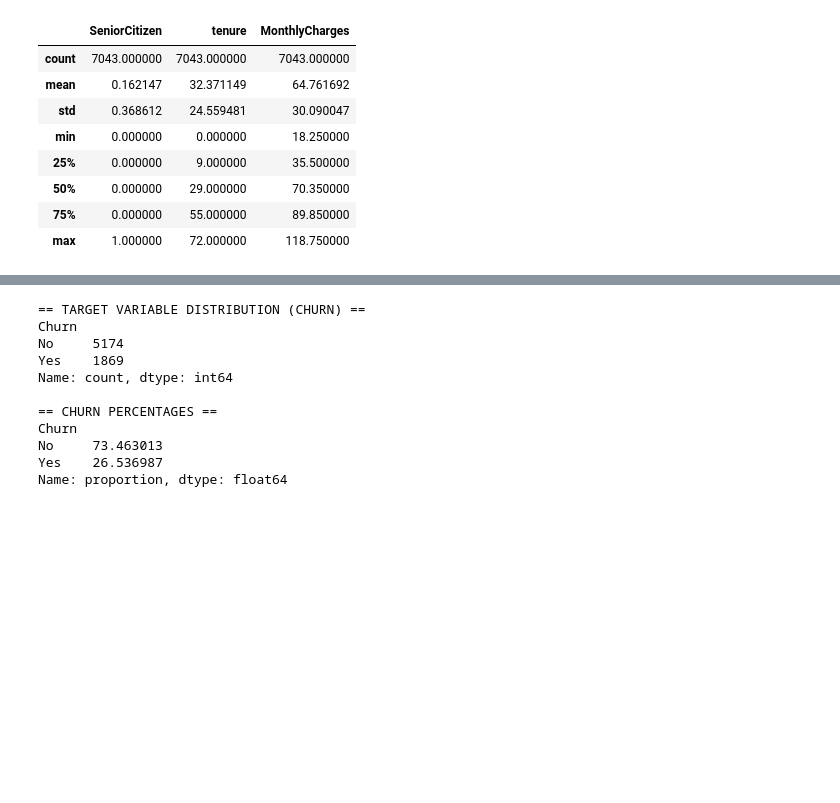
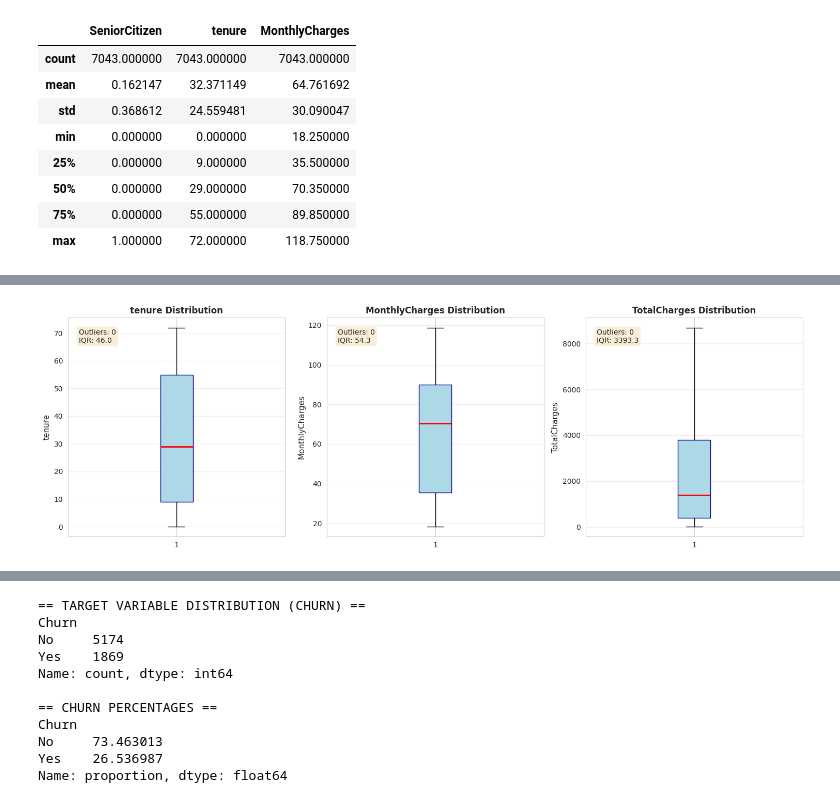
Before and after one commit to sanulisiya/Telco-churn-prediction20231263, a Jupyter notebook: Machine_Learning_Coursework.ipynb, the cells around one changed output, grey strips where cells are left out. Cells and saved outputs as stored; diff of their text form; code cells hidden in the pictures; blank space fills up the shorter version.

```diff
--- a/Machine_Learning_Coursework.ipynb
+++ b/Machine_Learning_Coursework.ipynb
@@ -104,0 +204,94 @@ df.describe()
+# %%
+# BOXPLOTS OF NUMERICAL FEATURES
+print("\n" + "="*60)
+print("BOXPLOTS OF NUMERICAL FEATURES")
+print("="*60)
+
+# First, ensure TotalCharges is numeric (if not already done)
+if not pd.api.types.is_numeric_dtype(df['TotalCharges']):
+    print("Converting TotalCharges to numeric...")
+    df['TotalCharges'] = pd.to_numeric(df['TotalCharges'], errors='coerce')
+
+fig, axes = plt.subplots(1, 3, figsize=(15, 5))
+
+for idx, feature in enumerate(numerical_features):
+    # Drop NaN values for this feature
+    feature_data = df[feature].dropna()
+
+    if len(feature_data) == 0:
+        print(f"Skipping {feature}: No valid numeric data")
+        axes[idx].text(0.5, 0.5, f'No data for {feature}',
+                      transform=axes[idx].transAxes,
+                      horizontalalignment='center',
+                      verticalalignment='center',
+                      fontsize=12)
+        axes[idx].set_title(f'{feature} Distribution', fontsize=12, fontweight='bold')
+        continue
+
+    # Create boxplot
+    box = axes[idx].boxplot(feature_data, vert=True, patch_artist=True,
+                           boxprops=dict(facecolor='lightblue', color='darkblue'),
+                           medianprops=dict(color='red', linewidth=2),
+                           whiskerprops=dict(color='black'),
+                           capprops=dict(color='black'))
+
+    axes[idx].set_ylabel(feature, fontsize=11)
+    axes[idx].set_title(f'{feature} Distribution', fontsize=12, fontweight='bold')
+    axes[idx].grid(axis='y', alpha=0.3)
+
+    # Add statistics
+    q1 = feature_data.quantile(0.25)
+    q3 = feature_data.quantile(0.75)
+    iqr = q3 - q1
+    outliers = len(feature_data[(feature_data < q1 - 1.5*iqr) | (feature_data > q3 + 1.5*iqr)])
+
+    axes[idx].text(0.05, 0.95, f'Outliers: {outliers}\nIQR: {iqr:.1f}',
+                  transform=axes[idx].transAxes, fontsize=10,
+                  verticalalignment='top',
+                  bbox=dict(boxstyle='round', facecolor='wheat', alpha=0.5))
+
+    plt.tight_layout()
+plt.show()
+
+# Alternative visualization if boxplots still don't show
+print("\n" + "="*60)
+print("ALTERNATIVE: SEPARATE BOXPLOTS WITH BETTER VISIBILITY")
+print("="*60)
+
+# Create separate figures for each feature
+for feature in numerical_features:
+    feature_data = df[feature].dropna()
+
+    if len(feature_data) == 0:
+        print(f"\nNo data for {feature}")
+        continue
+
+    fig, ax = plt.subplots(figsize=(6, 4))
+
+    # Create boxplot
+    bp = ax.boxplot(feature_data, vert=True, patch_artist=True,
+                    boxprops=dict(facecolor='lightblue', color='darkblue'),
+                    medianprops=dict(color='red', linewidth=2),
+                    whiskerprops=dict(color='black'),
+                    capprops=dict(color='black'),
+                    flierprops=dict(marker='o', markerfacecolor='red', markersize=5, alpha=0.5))
+
+    ax.set_ylabel(feature, fontsize=11)
+    ax.set_title(f'Boxplot of {feature}', fontsize=12, fontweight='bold')
+    ax.grid(axis='y', alpha=0.3)
+
+    # Add statistics
+    q1 = feature_data.quantile(0.25)
+    q3 = feature_data.quantile(0.75)
+    iqr = q3 - q1
+    outliers = len(feature_data[(feature_data < q1 - 1.5*iqr) | (feature_data > q3 + 1.5*iqr)])
+
+    stats_text = f'Outliers: {outliers}\nIQR: {iqr:.1f}\nN: {len(feature_data)}'
+    ax.text(0.05, 0.95, stats_text,
+            transform=ax.transAxes, fontsize=10,
+            verticalalignment='top',
+            bbox=dict(boxstyle='round', facecolor='wheat', alpha=0.5))
+
+    plt.tight_layout()
+    plt.show()
+# %% [output]
@@ -104,0 +301 @@ df.describe()
+[figure, added]
```
Also changed, not shown: parts of 75 cells of this notebook.
